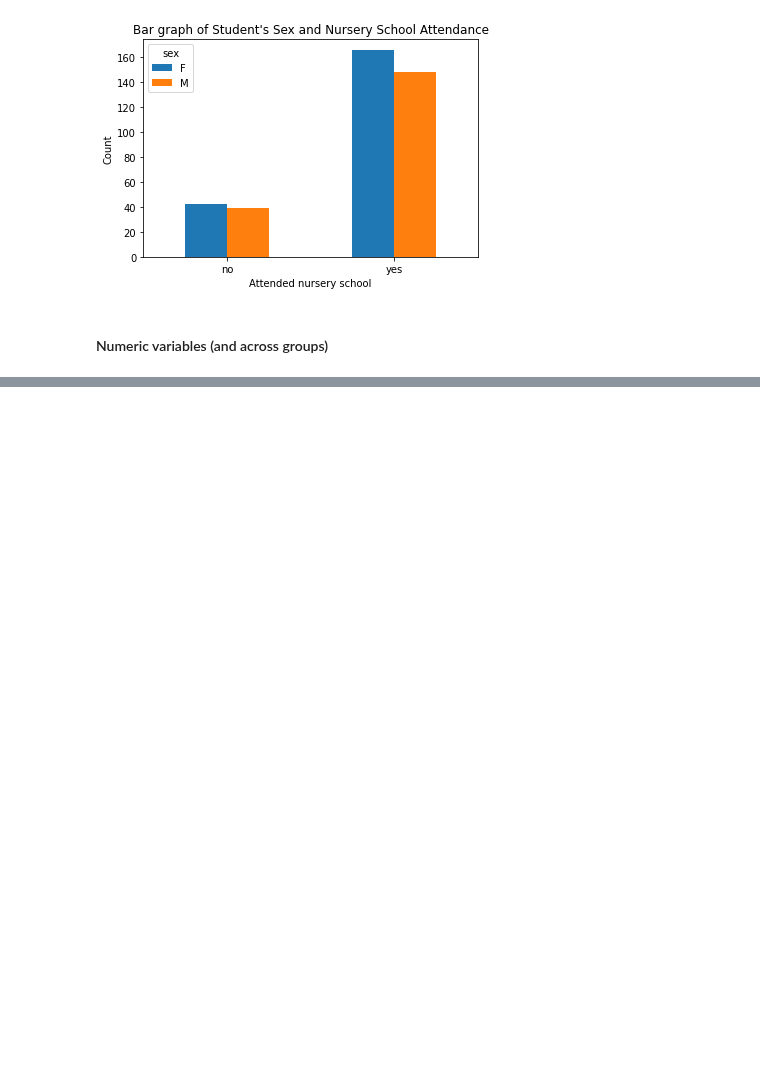
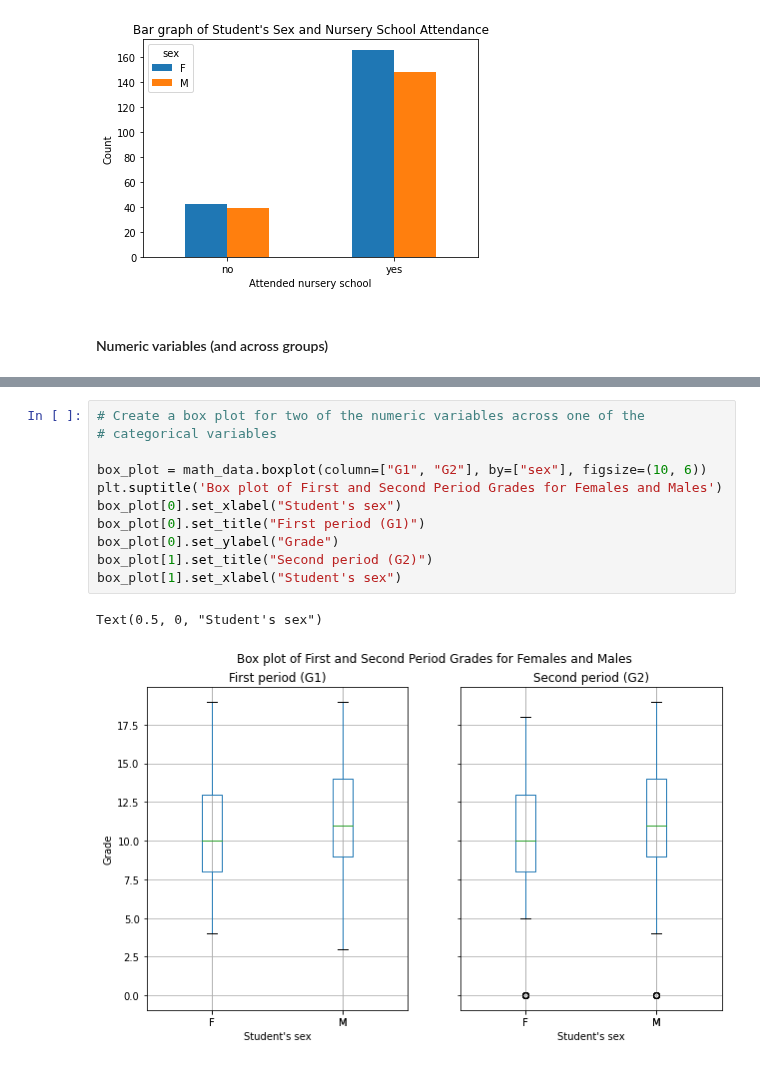
Before and after one commit to scimaksim/Python_graduate_coursework, a Jupyter notebook: HW4/Nikiforov_Assignment_4.ipynb, the cells around one changed output, grey strips where cells are left out. Cells and saved outputs as stored; diff of their text form; blank space fills up the shorter version.

```diff
--- a/HW4/Nikiforov_Assignment_4.ipynb
+++ b/HW4/Nikiforov_Assignment_4.ipynb
@@ -189,0 +308,14 @@ plt.close()
+# %%
+# Create a box plot for two of the numeric variables across one of the
+# categorical variables
+
+box_plot = math_data.boxplot(column=["G1", "G2"], by=["sex"], figsize=(10, 6))
+plt.suptitle('Box plot of First and Second Period Grades for Females and Males')
+box_plot[0].set_xlabel("Student's sex")
+box_plot[0].set_title("First period (G1)")
+box_plot[0].set_ylabel("Grade")
+box_plot[1].set_title("Second period (G2)")
+box_plot[1].set_xlabel("Student's sex")
+# %% [output]
+Text(0.5, 0, "Student's sex")
+[figure, added]
```
Also changed, not shown: parts of 17 cells of this notebook.
